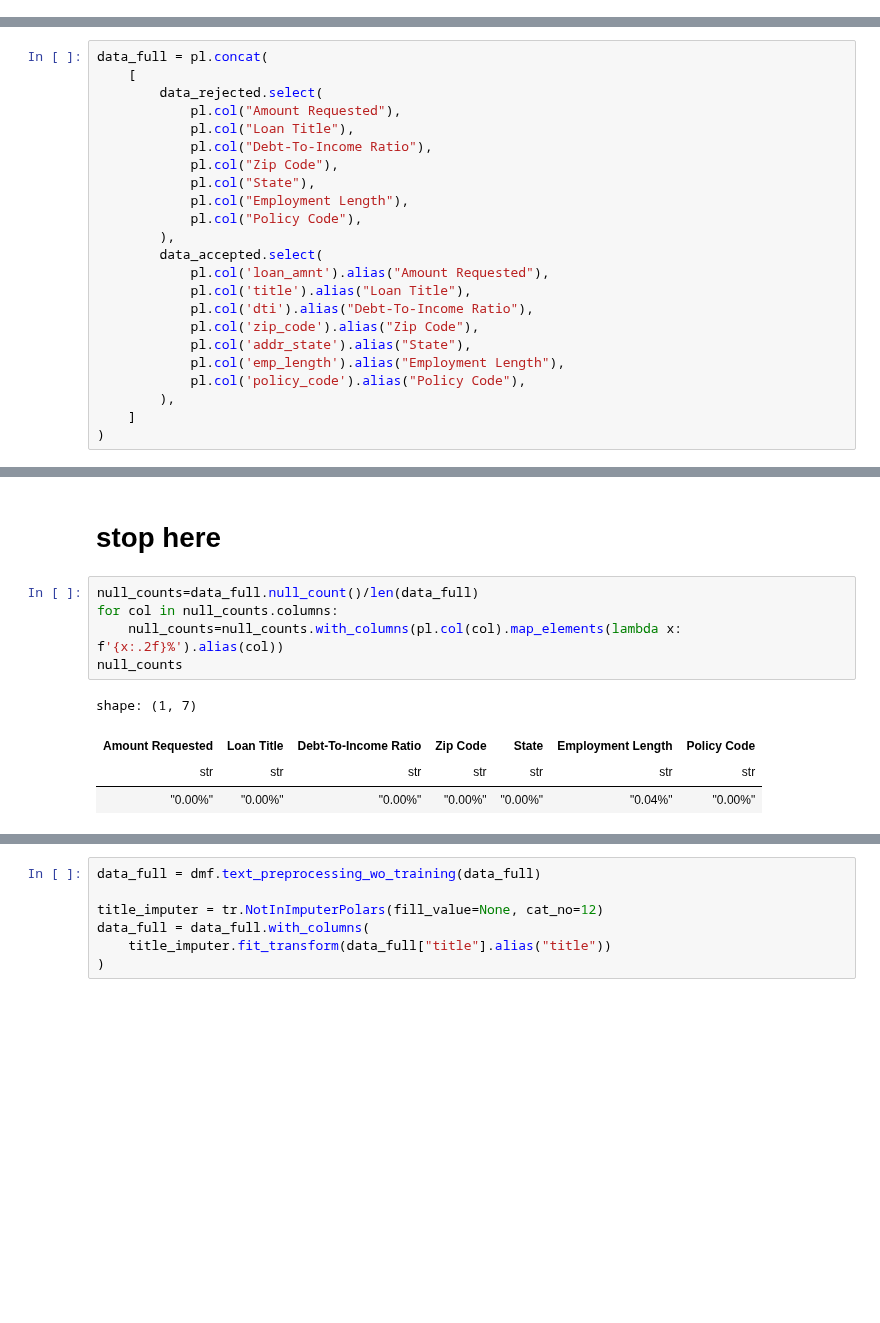
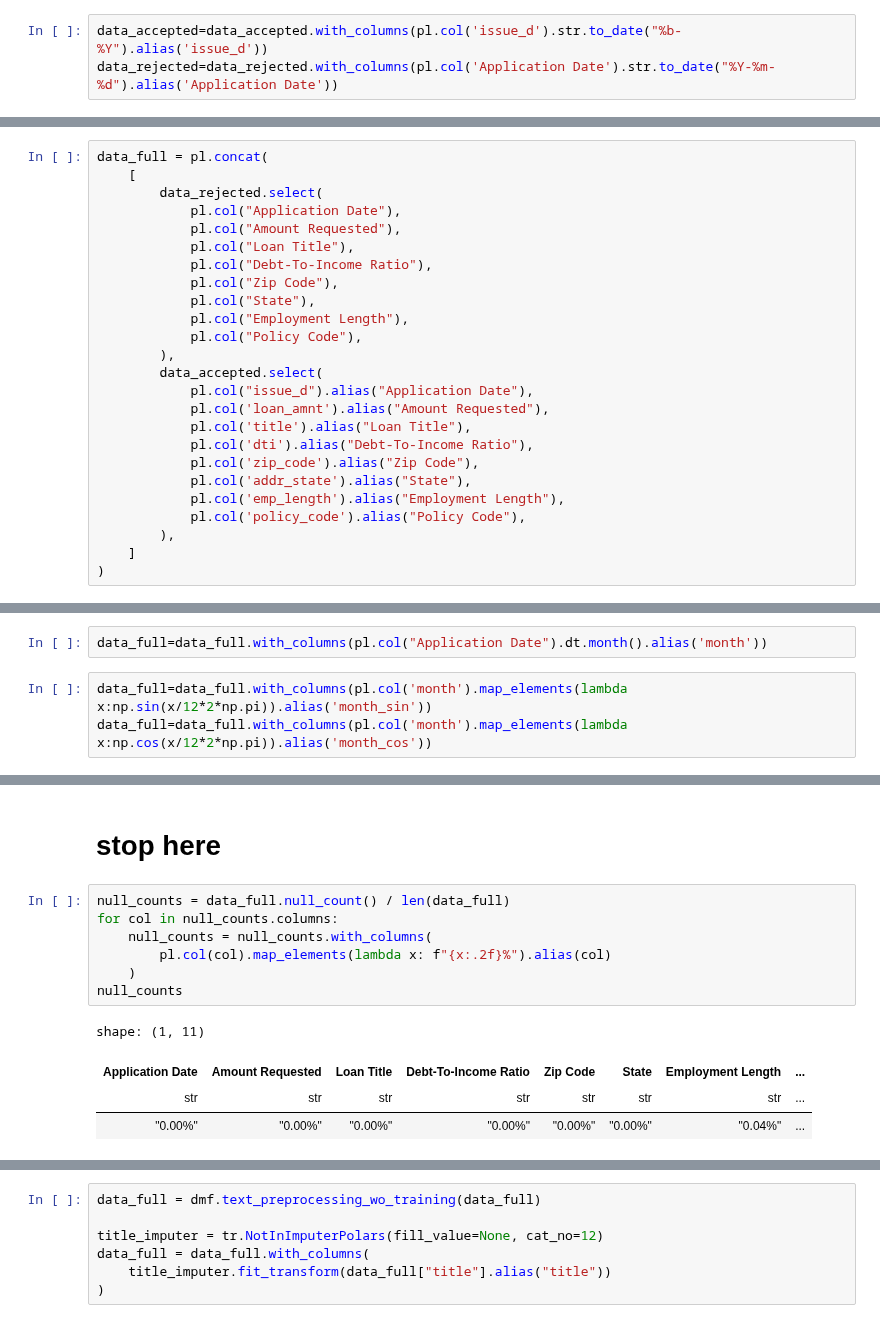
Before and after one commit to gediminas-skvarnavicius/lending-club, a Jupyter notebook: EDA.ipynb, the cells around one changed output, grey strips where cells are left out. Cells and saved outputs as stored; diff of their text form; blank space fills up the shorter version.

```diff
--- a/EDA.ipynb
+++ b/EDA.ipynb
@@ -53,0 +65,3 @@ shape: (5, 9)
+# %%
+data_accepted=data_accepted.with_columns(pl.col('issue_d').str.to_date("%b-%Y").alias('issue_d'))
+data_rejected=data_rejected.with_columns(pl.col('Application Date').str.to_date("%Y-%m-%d").alias('Application Date'))
@@ -67,6 +103,7 @@ data_rejected = data_rejected.with_columns(
 data_full = pl.concat(
     [
         data_rejected.select(
+            pl.col("Application Date"),
             pl.col("Amount Requested"),
             pl.col("Loan Title"),
             pl.col("Debt-To-Income Ratio"),
@@ -76,6 +113,7 @@ data_full = pl.concat(
             pl.col("Policy Code"),
         ),
         data_accepted.select(
+            pl.col("issue_d").alias("Application Date"),
             pl.col('loan_amnt').alias("Amount Requested"),
             pl.col('title').alias("Loan Title"),
             pl.col('dti').alias("Debt-To-Income Ratio"),
@@ -106,0 +152,5 @@ shape: (5, 7)
+# %%
+data_full=data_full.with_columns(pl.col("Application Date").dt.month().alias('month'))
+# %%
+data_full=data_full.with_columns(pl.col('month').map_elements(lambda x:np.sin(x/12*2*np.pi)).alias('month_sin'))
+data_full=data_full.with_columns(pl.col('month').map_elements(lambda x:np.cos(x/12*2*np.pi)).alias('month_cos'))
@@ -109,15 +205,17 @@ shape: (5, 7)
 # %% [markdown]
 # stop here
 # %%
-null_counts=data_full.null_count()/len(data_full)
+null_counts = data_full.null_count() / len(data_full)
 for col in null_counts.columns:
-    null_counts=null_counts.with_columns(pl.col(col).map_elements(lambda x: f'{x:.2f}%').alias(col))
+    null_counts = null_counts.with_columns(
+        pl.col(col).map_elements(lambda x: f"{x:.2f}%").alias(col)
+    )
 null_counts
 # %% [output]
-shape: (1, 7)
+shape: (1, 11)
-| Amount Requested | Loan Title | Debt-To-Income Ratio | Zip Code | State | Employment Length | Policy Code |
-| str | str | str | str | str | str | str |
-| "0.00%" | "0.00%" | "0.00%" | "0.00%" | "0.00%" | "0.04%" | "0.00%" |
+| Application Date | Amount Requested | Loan Title | Debt-To-Income Ratio | Zip Code | State | Employment Length | ... |
+| str | str | str | str | str | str | str | ... |
+| "0.00%" | "0.00%" | "0.00%" | "0.00%" | "0.00%" | "0.00%" | "0.04%" | ... |
 # %%
 data_full.select(pl.selectors.by_dtype(pl.NUMERIC_DTYPES)).describe()
 # %% [output]
```
Also changed, not shown: parts of 26 cells of this notebook, 4 other files.
